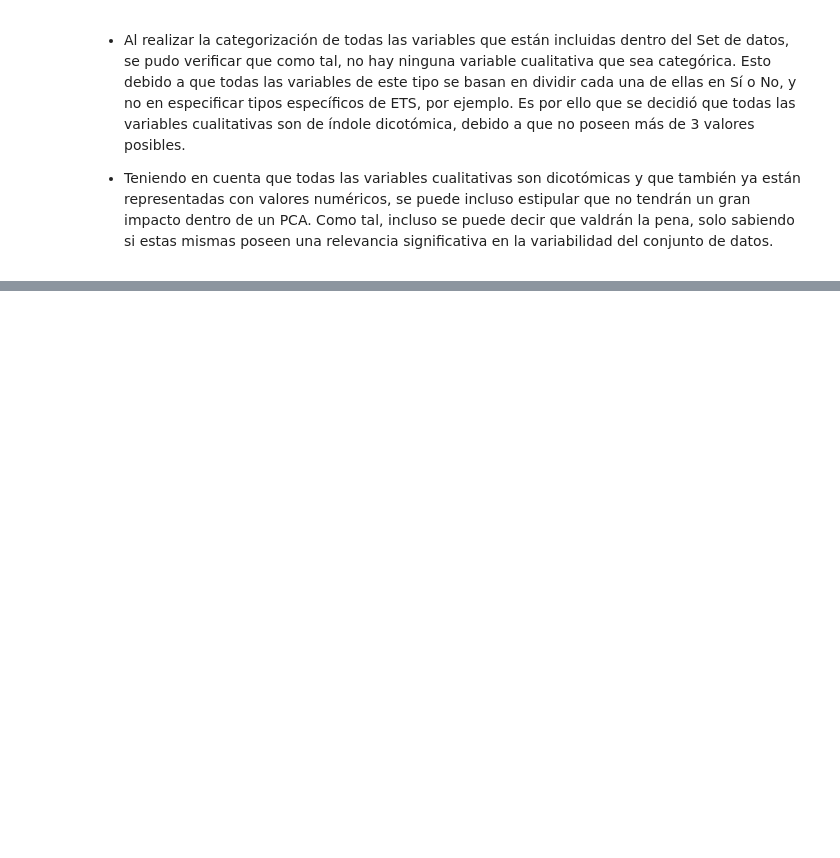
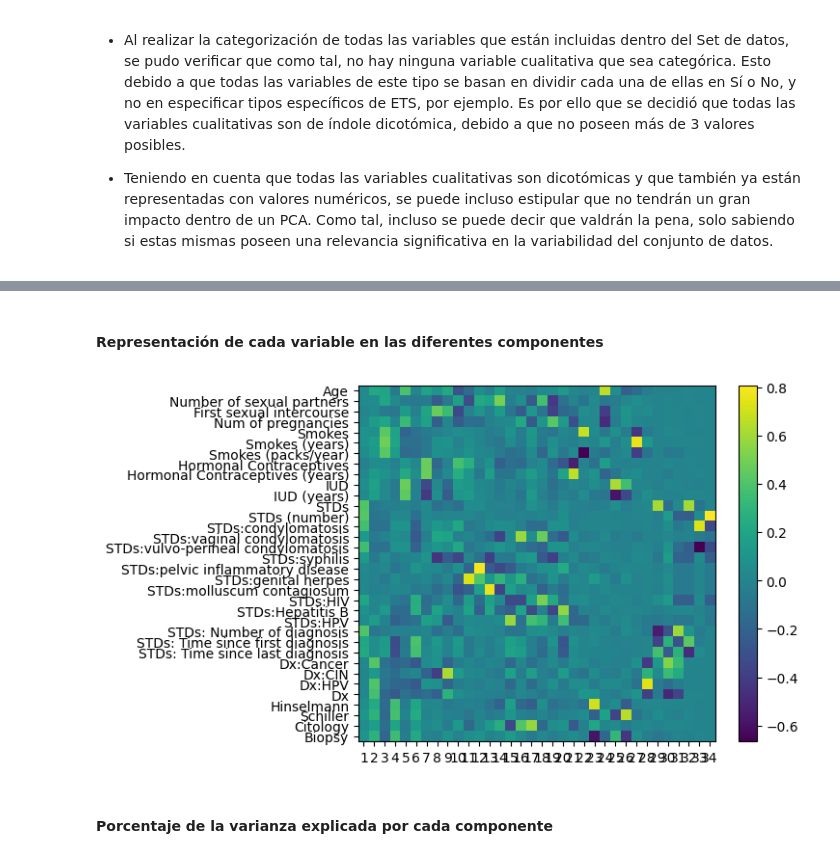
Before and after one commit to Danval-003/APC-and-Apriori-Data-Science, a Jupyter notebook: apc-apriori.ipynb, the cells around one changed output, grey strips where cells are left out. Cells and saved outputs as stored; diff of their text form; code cells hidden in the pictures; blank space fills up the shorter version.

```diff
--- a/apc-apriori.ipynb
+++ b/apc-apriori.ipynb
@@ -457,0 +576,12 @@ plt.show()
+# %%
+pca_pipe = make_pipeline(StandardScaler(),PCA()) #Se escalan los datos y luego se le aplica PCA
+pca_pipe.fit(X) #Se ajusta el modelo
+#Se extrae el modelo del pipeline
+modelo_pca = pca_pipe.named_steps['pca']
+
+#Se convierte el arreglo en data frame
+pd.DataFrame(
+    data = modelo_pca.components_,
+    columns = X.columns,
+    index = [f'PCA {i}' for i in range(1, len(X.columns)+1)]
+)
@@ -457,0 +607,14 @@ plt.show()
+# %% [markdown]
+#### Representación de cada variable en las diferentes componentes
+# %%
+fig, ax = plt.subplots(nrows=1, ncols=1)
+componentes = modelo_pca.components_
+plt.imshow(componentes.T)
+plt.yticks(range(len(X.columns)), X.columns)
+plt.xticks(range(len(X.columns)), np.arange(modelo_pca.n_components_)+1)
+plt.grid(False)
+plt.colorbar();
+# %% [output]
+[figure, added]
+# %% [markdown]
+#### Porcentaje de la varianza explicada por cada componente
```
Also changed, not shown: parts of 28 cells of this notebook, 2 other files.
